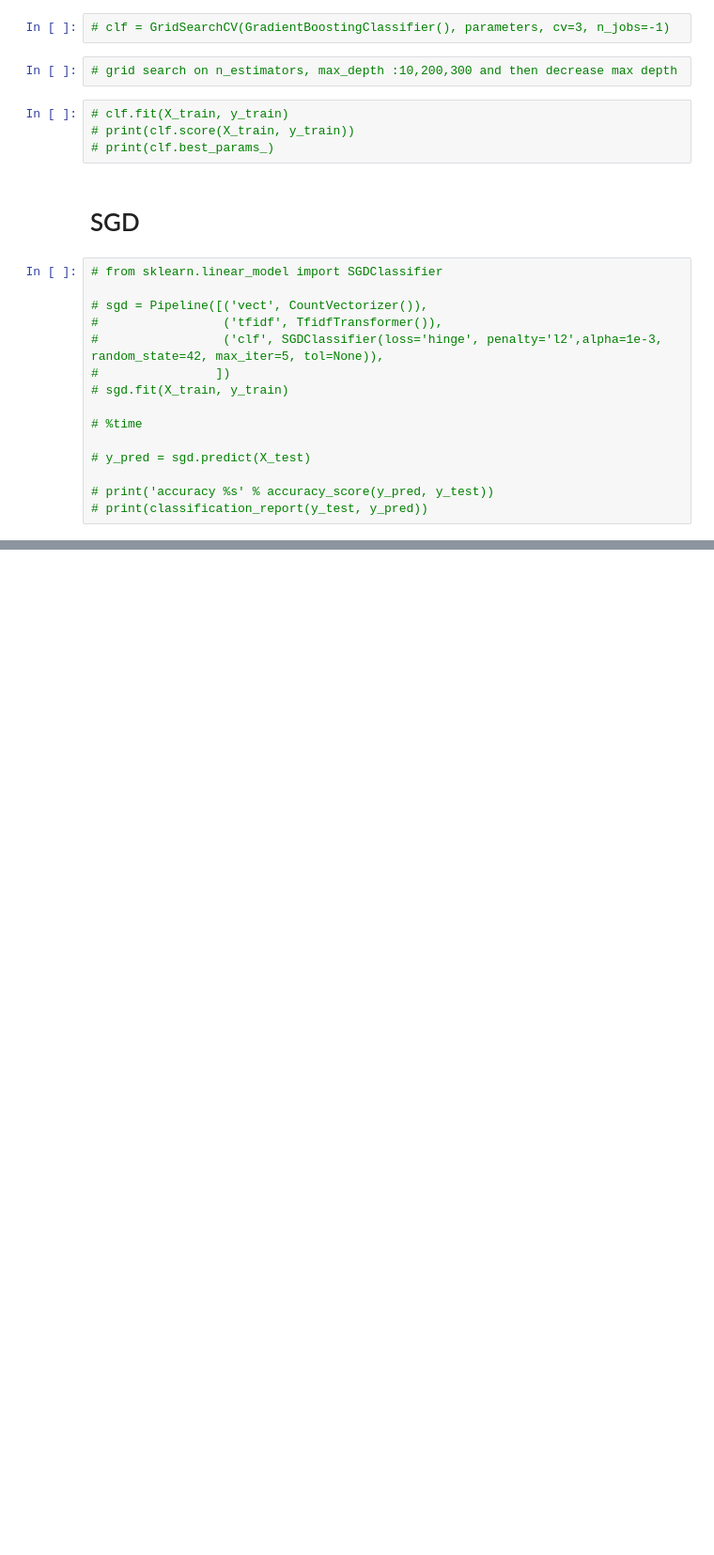
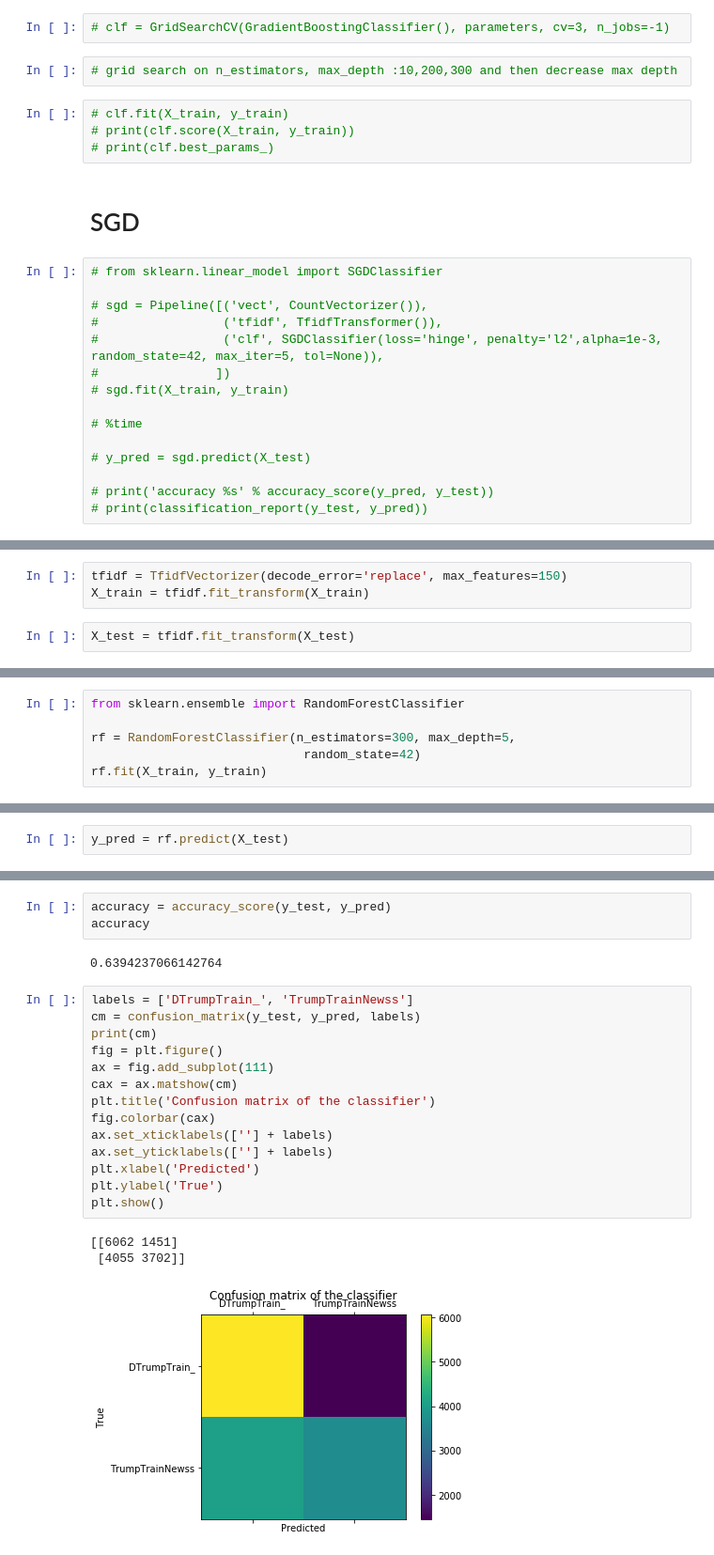
Before and after one commit to sandroclark/Venezuelan-Intrusion, a Jupyter notebook: classifiying_with_vectorize_after_train_test_split.ipynb, the cells around one changed output, grey strips where cells are left out. Shown at 94% size. Drawn from its saved outputs; the diff is of its cells as text; blank space fills up the shorter version.

Commit message:
switched out visualizations

```diff
--- a/classifiying_with_vectorize_after_train_test_split.ipynb
+++ b/classifiying_with_vectorize_after_train_test_split.ipynb
@@ -1011,0 +1085,5 @@ plt.show()
+# %%
+tfidf = TfidfVectorizer(decode_error='replace', max_features=150)
+X_train = tfidf.fit_transform(X_train)
+# %%
+X_test = tfidf.fit_transform(X_test)
@@ -1011,0 +1092,6 @@ plt.show()
+# %%
+from sklearn.ensemble import RandomForestClassifier
+
+rf = RandomForestClassifier(n_estimators=300, max_depth=5,
+                             random_state=42)
+rf.fit(X_train, y_train)
@@ -1011,0 +1106,2 @@ plt.show()
+# %%
+y_pred = rf.predict(X_test)
@@ -1011,0 +1119,23 @@ plt.show()
+# %%
+accuracy = accuracy_score(y_test, y_pred)
+accuracy
+# %% [output]
+0.6394237066142764
+# %%
+labels = ['DTrumpTrain_', 'TrumpTrainNewss']
+cm = confusion_matrix(y_test, y_pred, labels)
+print(cm)
+fig = plt.figure()
+ax = fig.add_subplot(111)
+cax = ax.matshow(cm)
+plt.title('Confusion matrix of the classifier')
+fig.colorbar(cax)
+ax.set_xticklabels([''] + labels)
+ax.set_yticklabels([''] + labels)
+plt.xlabel('Predicted')
+plt.ylabel('True')
+plt.show()
+# %% [output]
+[[6062 1451]
+ [4055 3702]]
+[figure, added]
```
Also changed, not shown: parts of 57 cells of this notebook, 3 other files.
